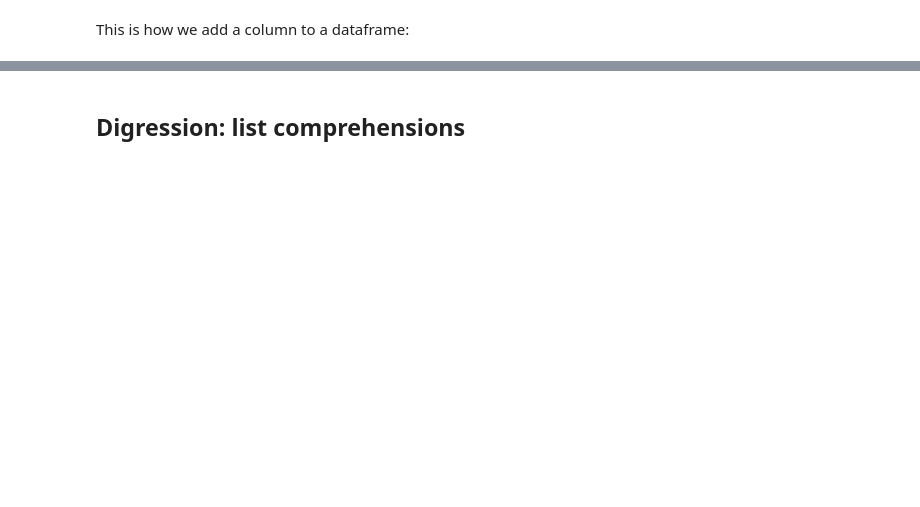
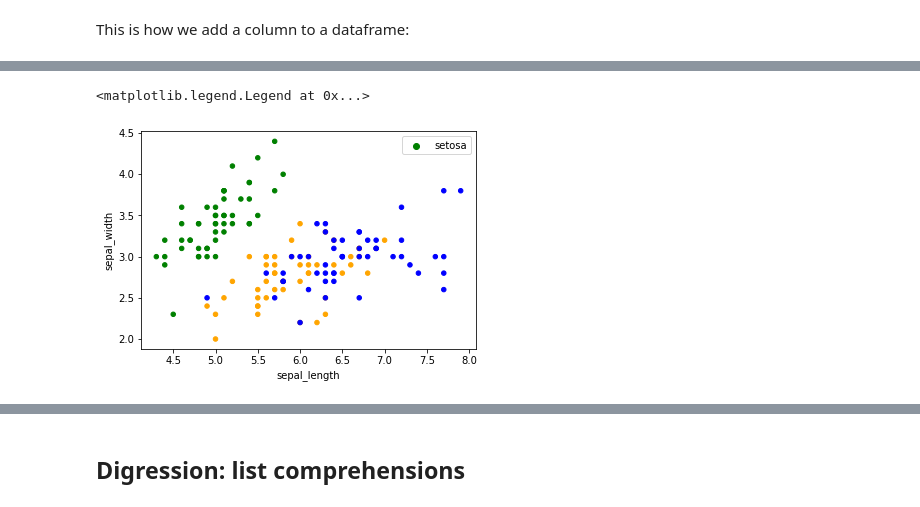
Before and after one commit to kristenabe/tfcb_2024-copy, a Jupyter notebook: lectures/lecture10/lectures10and11.ipynb, the cells around one changed output, grey strips where cells are left out. Saved outputs shown, nothing was run; the diff lists cells and outputs as text; code cells hidden in the pictures; blank space fills up the shorter version.

```diff
--- a/lectures/lecture10/lectures10and11.ipynb
+++ b/lectures/lecture10/lectures10and11.ipynb
@@ -567,7 +579,15 @@ iris.head()
 # %%
 # Now we can see the different flower species
 #
 iris.plot.scatter( x='sepal_length', y='sepal_width', c='color')
+
+#have to add legend manually
+plt.scatter([],[],c='green', label='setosa')
+
+plt.legend()
+# %% [output]
+<matplotlib.legend.Legend at 0x...>
+[figure, added]
 # %%
 # this is a nice way of comparing the values in different columns of a DataFrame
 pd.plotting.scatter_matrix(iris, diagonal='kde', figsize=(12,12), c=iris['color']);
```
Also changed, not shown: parts of 47 cells of this notebook, 2 other files.
